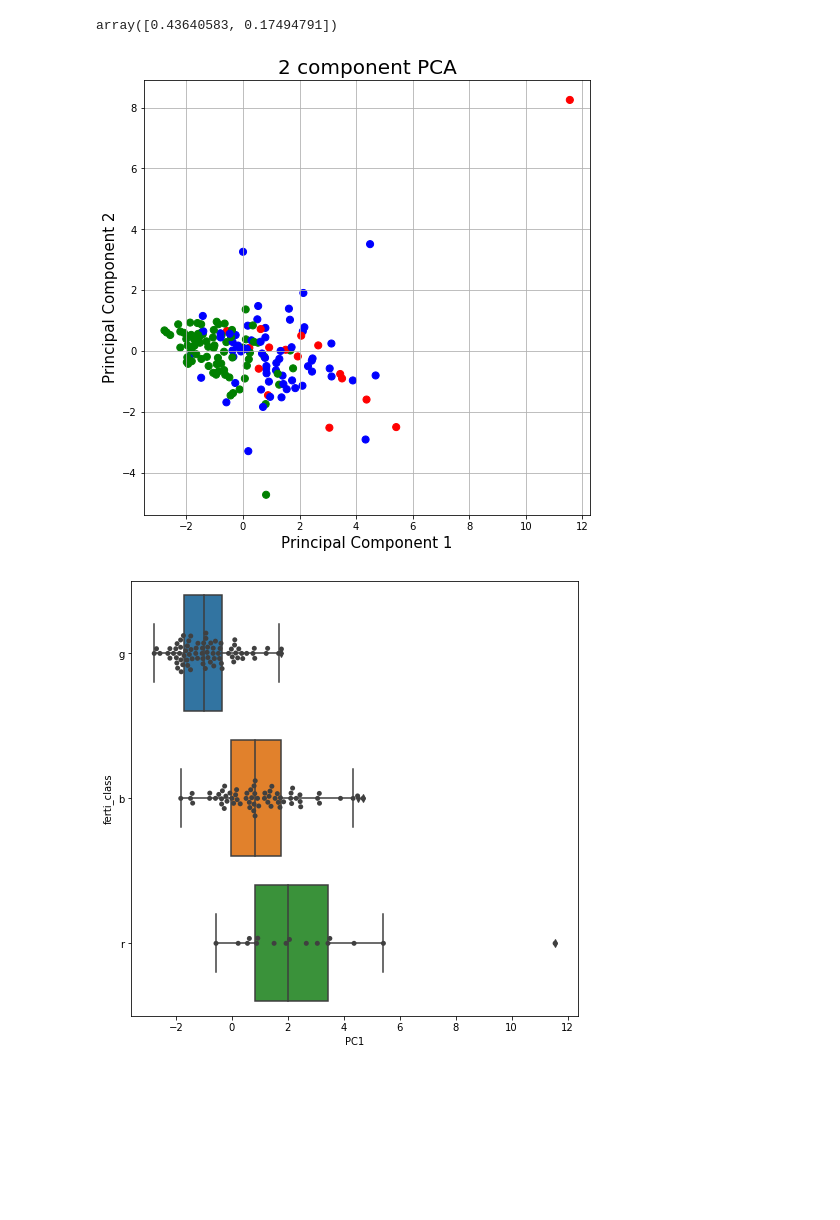
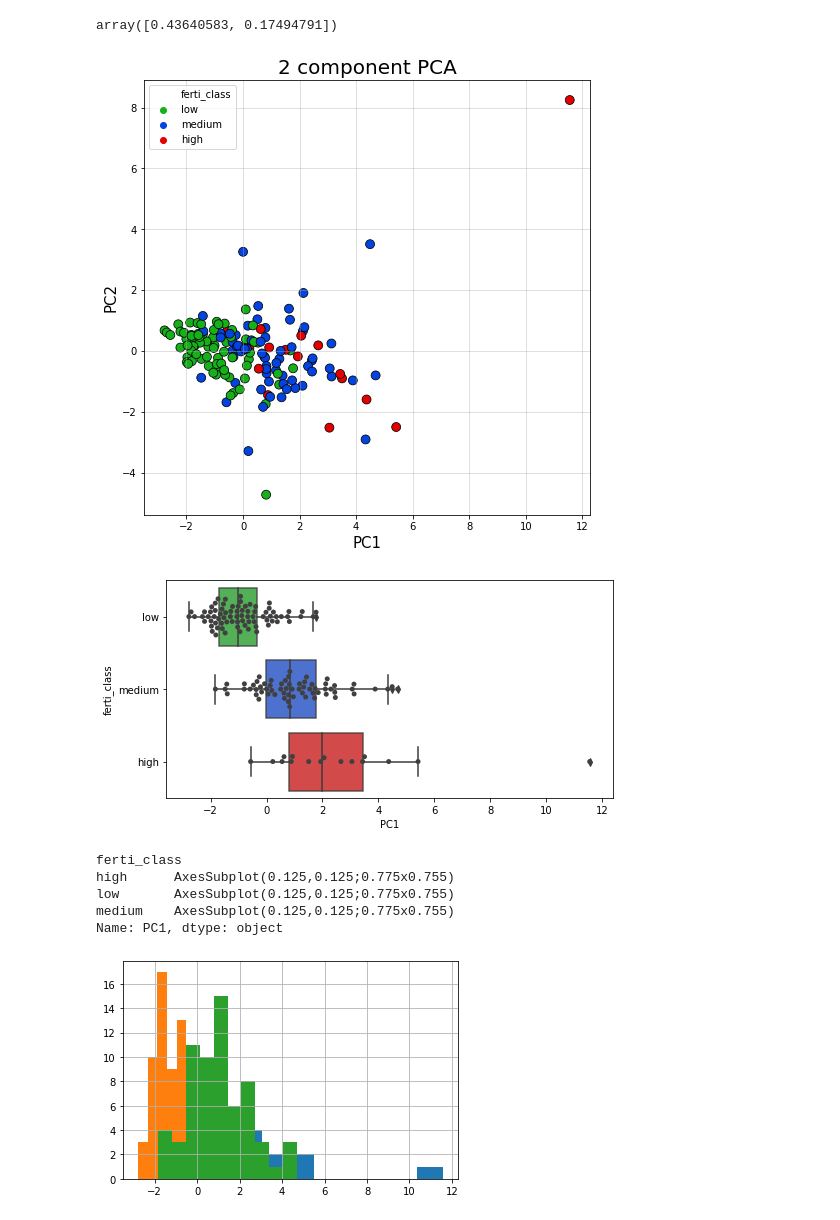
Before and after one commit to amara-slaymaker/ada_project-ada_nakamura, a Jupyter notebook: yield_fertilizers.ipynb, the cells around one changed output. Drawn from its saved outputs; the diff is of its cells as text; code cells hidden in the pictures; blank space fills up the shorter version.

```diff
--- a/yield_fertilizers.ipynb
+++ b/yield_fertilizers.ipynb
@@ -276,11 +277,11 @@ array([0.43640583, 0.17494791])
 # %%
 def ferti_class(x): #associate a color to each bin of fertilizer
     if x<50 :
-        return 'g'
+        return 'low'
     elif 50<=x<150:
-        return 'b'
+        return 'medium'
     else:
-        return 'r'
+        return 'high'
 # %%
 fertilizer_area_2016=(fertilizer_area.query('`Item Code` == (3102)')
     .query('`Year Code` == 2016')
@@ -297,19 +298,27 @@ ax.set_xlabel('Principal Component 1', fontsize = 15)
 ax.set_ylabel('Principal Component 2', fontsize = 15)
 ax.set_title('2 component PCA', fontsize = 20)
 
-areas = grouped_yield_pca.Area
 
-ax.scatter(grouped_yield_pca.loc[:, 'PC1']
-               , grouped_yield_pca.loc[:, 'PC2']
-               , c = grouped_yield_pca.loc[:, 'ferti_class']
-               , s = 50)
-#ax.legend(areas)
-ax.grid()
+colors = ["green", "blue", "red"]
+ax.grid(alpha=0.5)
+ax = sns.scatterplot(x='PC1', y='PC2', hue='ferti_class', palette=sns.xkcd_palette(colors), data=grouped_yield_pca, s=80,edgecolor="black")
 # %% [output]
-[figure, old version]
+[figure, new version]
 # %%
-fig = plt.figure(figsize = (8,8))
-ax = sns.boxplot(x='PC1', y='ferti_class', data=grouped_yield_pca)
+fig = plt.figure(figsize = (8,4))
+#sns.palplot(sns.cubehelix_palette(3))
+ax = sns.boxplot(x='PC1', y='ferti_class', data=grouped_yield_pca, palette=sns.xkcd_palette(colors), boxprops=dict(alpha=.8))
 ax = sns.swarmplot(x='PC1', y='ferti_class', data=grouped_yield_pca, color=".25")
 # %% [output]
-[figure, old version]
+[figure, new version]
+# %%
+grouped_yield_pca.groupby(grouped_yield_pca.ferti_class).PC1.hist()
+#stats.f_oneway(grouped_yield_pca.PC1[grouped_yield_pca.ferti_class=='g'],
+            #grouped_yield_pca.PC1[grouped_yield_pca.ferti_class=='b'],grouped_yield_pca.PC1[grouped_yield_pca.ferti_class=='r'])
+# %% [output]
+ferti_class
+high      AxesSubplot(0.125,0.125;0.775x0.755)
+low       AxesSubplot(0.125,0.125;0.775x0.755)
+medium    AxesSubplot(0.125,0.125;0.775x0.755)
+Name: PC1, dtype: object
+[figure, added]
```
Also changed, not shown: parts of 5 cells of this notebook.
